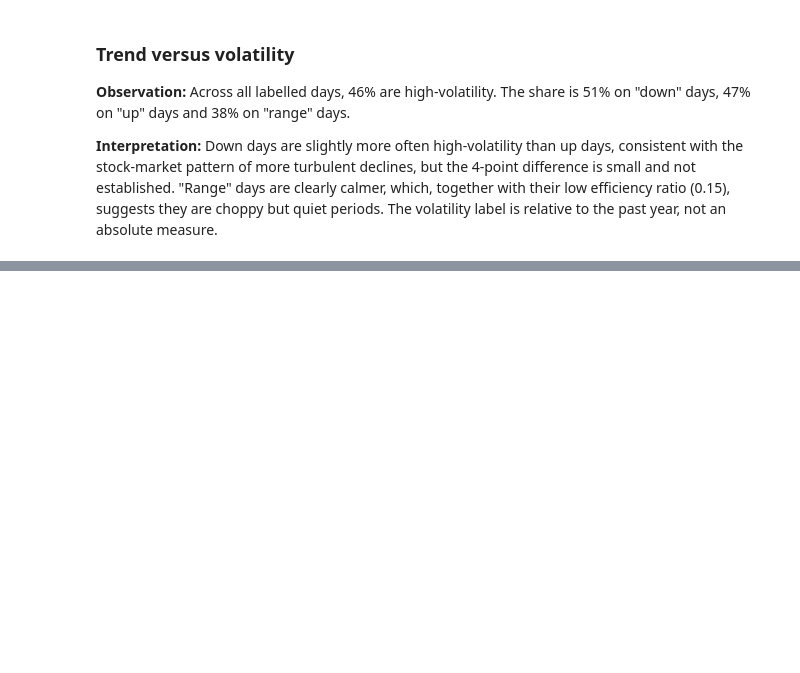
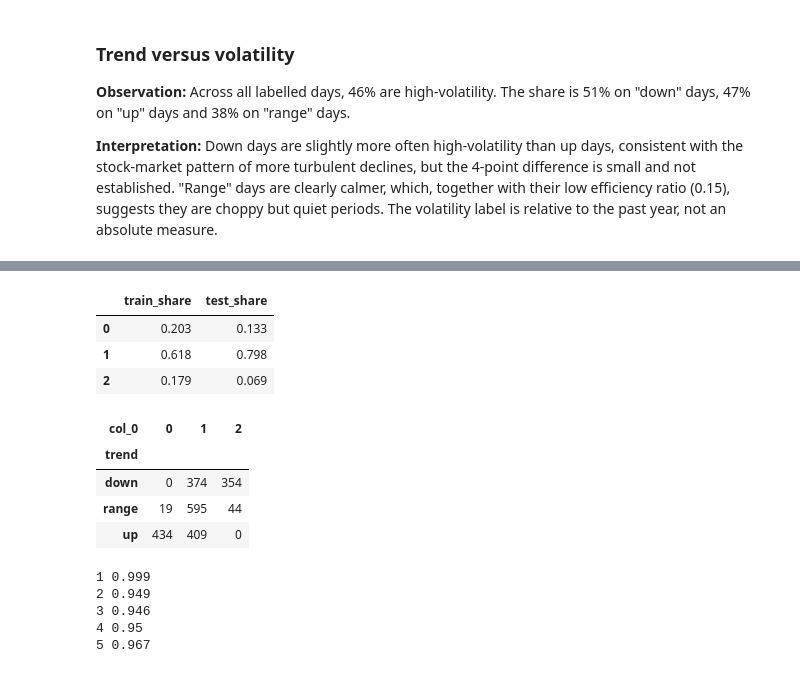
Before and after one commit to youssef-bensalem/cryptosense-ai, a Jupyter notebook: notebooks/04_regimes.ipynb, the cells around one changed output, grey strips where cells are left out. Cells and saved outputs as stored; diff of their text form; code cells hidden in the pictures; blank space fills up the shorter version.

```diff
--- a/notebooks/04_regimes.ipynb
+++ b/notebooks/04_regimes.ipynb
@@ -117,0 +209,34 @@ pd.crosstab(df["trend"], df["vol_regime"], normalize="index")
+# %%
+model3 = KMeans(n_clusters=3, random_state=0).fit(train_scaled)
+test_labels = model3.predict(test_scaled)
+
+pd.DataFrame({
+    "train_share": pd.Series(model3.labels_).value_counts(normalize=True).sort_index(),
+    "test_share": pd.Series(test_labels).value_counts(normalize=True).sort_index(),
+}).round(3)
+# %% [output]
+|  | train_share | test_share |
+| 0 | 0.203 | 0.133 |
+| 1 | 0.618 | 0.798 |
+| 2 | 0.179 | 0.069 |
+# %%
+pd.crosstab(df.loc[train.index, "trend"], model3.labels_)
+# %% [output]
+| col_0 | 0 | 1 | 2 |
+| trend |  |  |  |
+| down | 0 | 374 | 354 |
+| range | 19 | 595 | 44 |
+| up | 434 | 409 | 0 |
+# %%
+from sklearn.metrics import adjusted_rand_score
+
+base = KMeans(n_clusters=3, random_state=0).fit_predict(train_scaled)
+for seed in range(1, 6):
+    other = KMeans(n_clusters=3, random_state=seed).fit_predict(train_scaled)
+    print(seed, round(adjusted_rand_score(base, other), 3))
+# %% [output]
+1 0.999
+2 0.949
+3 0.946
+4 0.95
+5 0.967
```
Also changed, not shown: parts of 7 cells of this notebook, 1 other file.
